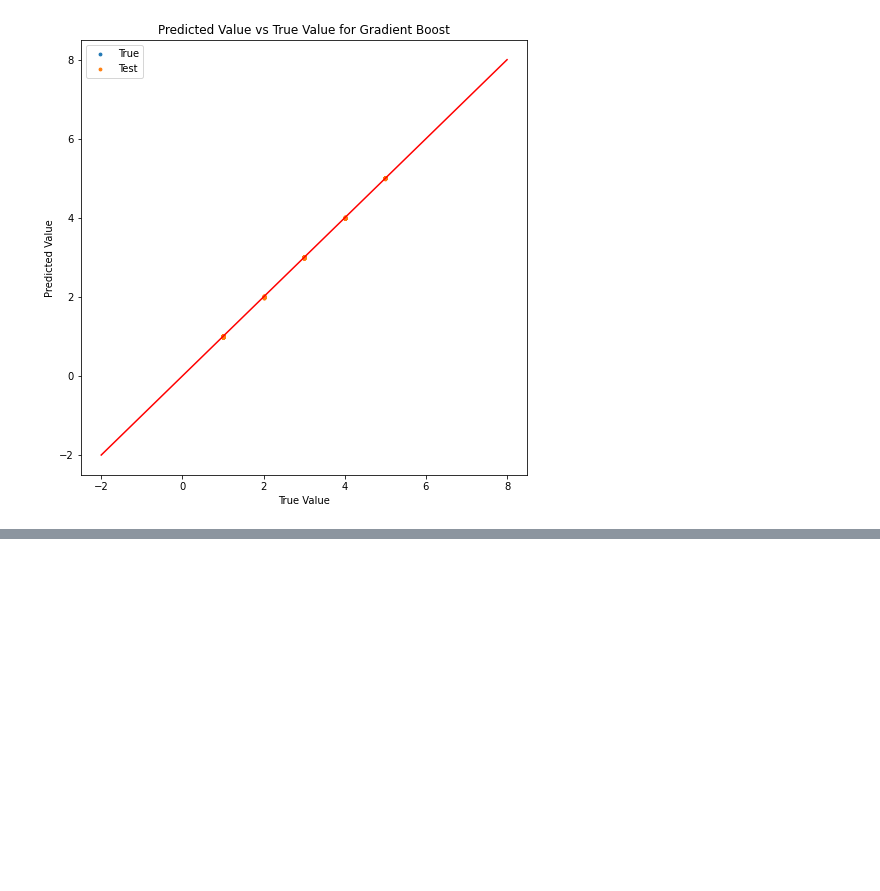
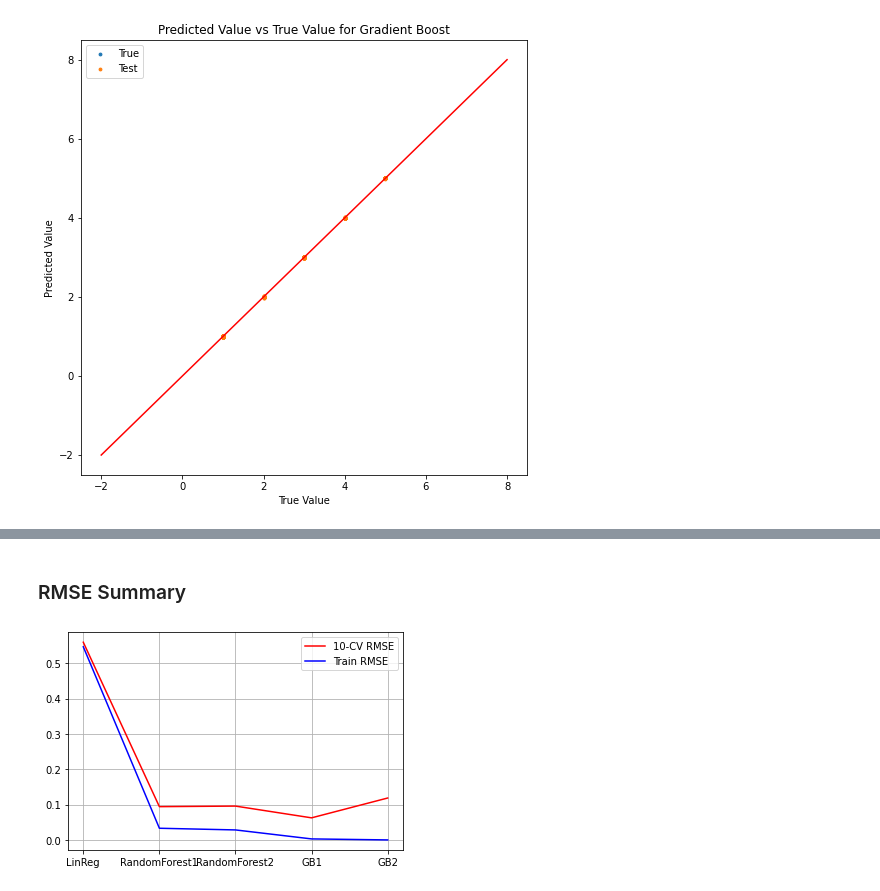
Before and after one commit to woonsupkim/BurdenofCare, a Jupyter notebook: burden.ipynb, the cells around one changed output, grey strips where cells are left out. Cells and saved outputs as stored; diff of their text form; code cells hidden in the pictures; blank space fills up the shorter version.

```diff
--- a/takeda_burden.ipynb
+++ b/burden.ipynb
@@ -370,3 +367,11 @@ GridSearchCV(cv=10, estimator=RandomForestRegressor(random_state=0), n_jobs=5,
 # %%
 model2 = grid_search_forest.best_estimator_
 yhat_2 = model2.predict(X)
+# %%
+model2_train_rmse = mean_squared_error(y, yhat_2, squared=False)
+model2_cv_rmse = cross_validation(df_reg, model2)
+score2 = model2.score(X, y)
+
+print('train RMSE = ', model2_train_rmse)
+print('10 CV RMSE = ', model2_cv_rmse)
+print('score2 = ', score2)
@@ -404,3 +413,11 @@ model22 = grid_search_forest.best_estimator_
 y_hat22 = model22.predict(X[imp_cols])
 # %% [output]
 Fitting 10 folds for each of 90 candidates, totalling 900 fits
+# %%
+model22_train_rmse = mean_squared_error(y, y_hat22, squared=False)
+model22_cv_rmse = cross_validation(df_reg, model22)
+score22 = model22.score(X, y)
+
+print('train RMSE = ', model22_train_rmse)
+print('10 CV RMSE = ', model22_cv_rmse)
+print('score22 = ', score22)
@@ -454,3 +475,11 @@ GridSearchCV(cv=5, estimator=GradientBoostingRegressor(random_state=0),
 # %%
 model3 = grid_search_gb.best_estimator_
 yhat_3 = model3.predict(X)
+# %%
+model3_train_rmse = mean_squared_error(y, yhat_3, squared=False)
+model3_cv_rmse = cross_validation(df_reg, model3)
+score3 = model3.score(X, y)
+
+print('train RMSE = ', model3_train_rmse)
+print('10 CV RMSE = ', model3_cv_rmse)
+print('score3 = ', score3)
@@ -497,0 +524,8 @@ GradientBoostingRegressor(max_depth=4, max_features=7, n_estimators=5000,
+# %%
+model33_train_rmse = mean_squared_error(y, yhat_33, squared=False)
+model33_cv_rmse = cross_validation(df_reg, model33)
+score33 = model33.score(X, y)
+
+print('train RMSE = ', model33_train_rmse)
+print('10 CV RMSE = ', model33_cv_rmse)
+print('score33 = ', score33)
@@ -522,0 +561,14 @@ Text(0, 0.5, 'Features')
+# %% [markdown]
+### RMSE Summary
+# %%
+x = ['LinReg', 'RandomForest1', 'RandomForest2', 'GB1', 'GB2']
+y1 = [model1_train_rmse, model2_train_rmse, model22_train_rmse, model3_train_rmse, model33_train_rmse]
+y2 = [model1_cv_rmse, model2_cv_rmse, model22_cv_rmse, model3_cv_rmse, model33_cv_rmse]
+
+plt.plot(x, y2, label = "10-CV RMSE", c='r')
+plt.plot(x, y1, label = "Train RMSE", c='b')
+plt.legend()
+plt.grid()
+plt.show()
+# %% [output]
+[figure, added]
```
Also changed, not shown: parts of 12 cells of this notebook, 3 other files.
